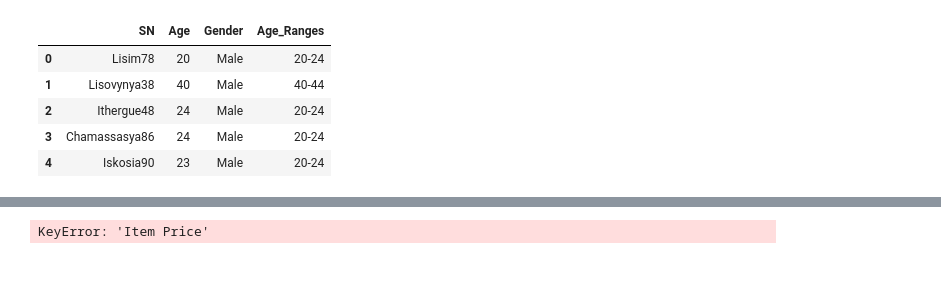
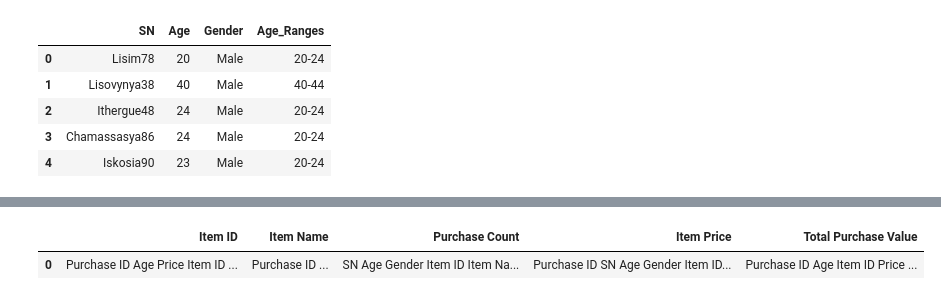
Before and after one commit to jocelyn4112/pandas-challenge, a Jupyter notebook: MainHouse.ipynb, the cells around one changed output, grey strips where cells are left out. Drawn from its saved outputs; the diff is of its cells as text; code cells hidden in the pictures; blank space fills up the shorter version.

```diff
--- a/MainHouse.ipynb
+++ b/MainHouse.ipynb
@@ -210,28 +203,29 @@ purchase_df.groupby(["SN"]).sum().sort_values("Price", ascending=False).head()
 # %%
 #Most Popular Items DF - top 5 for each
 #Most Popular
 most_pop = purchase_df.groupby(["Item ID"]).sum().sort_values("Price", ascending=False).head()
 #Item Name
 name = purchase_df.groupby(["Item Name"]).sum()
 #Purchase count
 purchase_count = purchase_df.groupby(["Purchase ID"]).count()
 #item price
-item_price = purchase_df.groupby(["Item Price"]).count()
+item_price = purchase_df.groupby(["Price"]).count()
 #Total Purchase Value
 total_pur_value = purchase_df.groupby(["Price"]).sum()
 
 #groupItemP = (groupPriceSum / groupItemC)
 #groupItemV = (groupItemP * groupItemC)
-purchase_df.loc[""]
+#purchase_df.loc[""]
 popular_df = pd.DataFrame ({"Item ID":[most_pop] ,
                                  "Item Name":[name] ,
                                  "Purchase Count":[purchase_count],
                                  "Item Price":[item_price],
                                  "Total Purchase Value":[total_pur_value]
                            })
-popular.df
+popular_df
 # %% [output]
-KeyError: 'Item Price'
+|  | Item ID | Item Name | Purchase Count | Item Price | Total Purchase Value |
+| 0 | Purchase ID Age Price Item ID ... | Purchase ID ... | SN Age Gender Item ID Item Na... | Purchase ID SN Age Gender Item ID... | Purchase ID Age Item ID Price ... |
 # %%
 
 # Place the data series into a new column inside of the DataFrame
```
Also changed, not shown: parts of 20 cells of this notebook.
